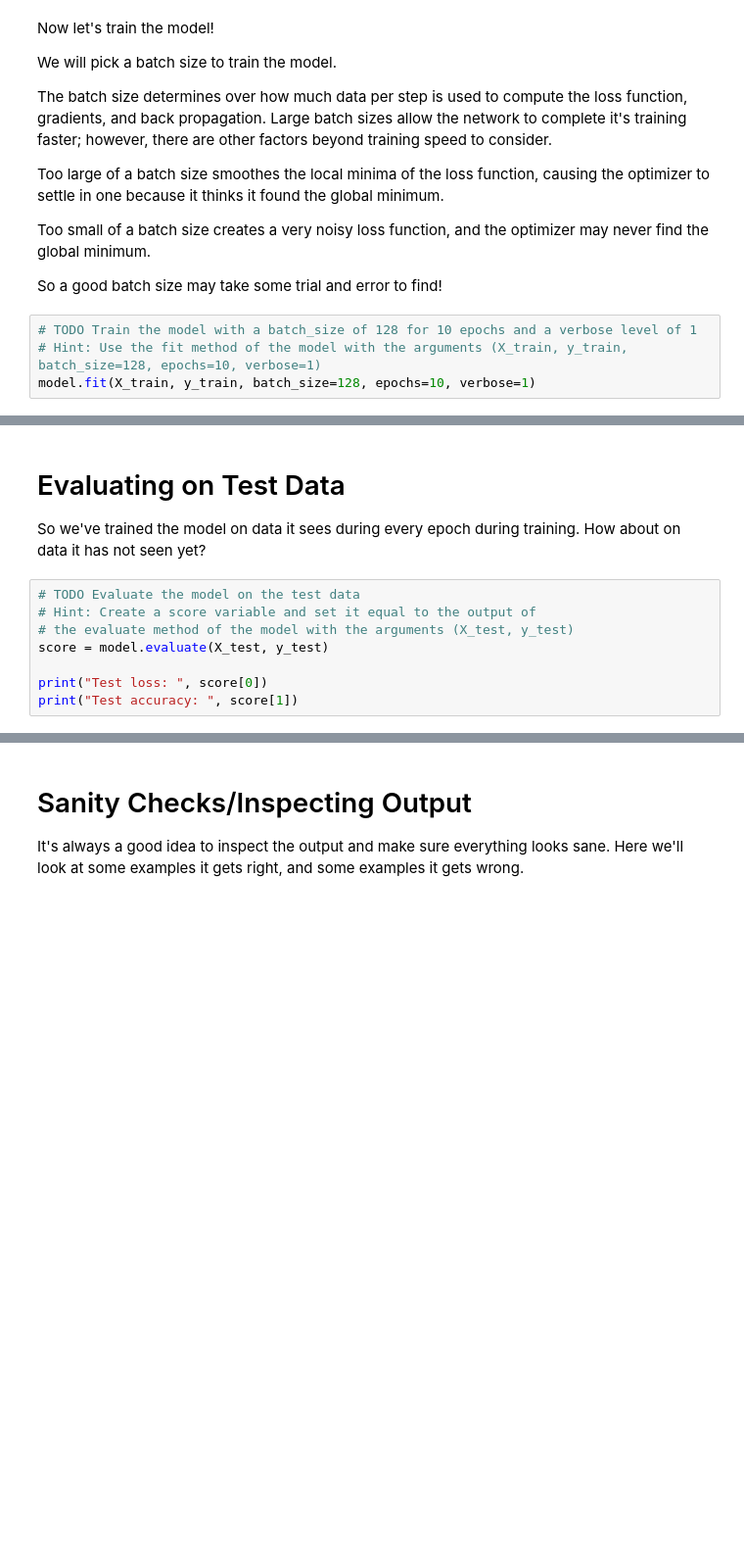
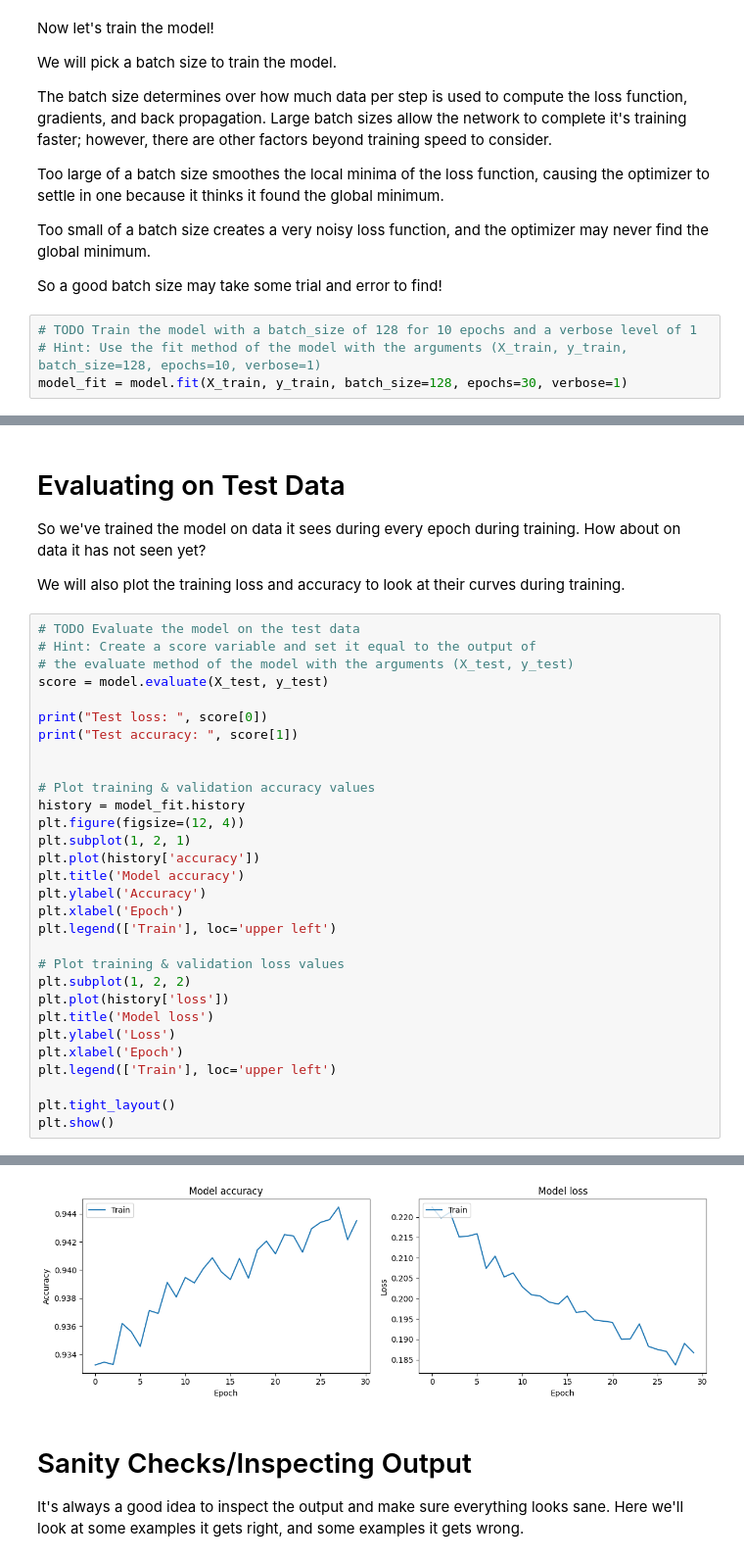
Before and after one commit to odrobek/introtoailab, a Jupyter notebook: hands_on_ML_MNIST_solution.ipynb, the cells around one changed output, grey strips where cells are left out. Shown at 98% size. Cells and saved outputs as stored; diff of their text form; blank space fills up the shorter version.

Commit message:
Adding training and loss curves

```diff
--- a/hands_on_ML_MNIST_solution.ipynb
+++ b/hands_on_ML_MNIST_solution.ipynb
@@ -176,4 +211,4 @@ So a good batch size may take some trial and error to find!
 # %%
 # TODO Train the model with a batch_size of 128 for 10 epochs and a verbose level of 1
 # Hint: Use the fit method of the model with the arguments (X_train, y_train, batch_size=128, epochs=10, verbose=1)
-model.fit(X_train, y_train, batch_size=128, epochs=10, verbose=1)
+model_fit = model.fit(X_train, y_train, batch_size=128, epochs=30, verbose=1)
@@ -181,6 +234,8 @@ model.fit(X_train, y_train, batch_size=128, epochs=10, verbose=1)
 # Evaluating on Test Data
 
 So we've trained the model on data it sees during every epoch during training. How about on data it has not seen yet?
+
+We will also plot the training loss and accuracy to look at their curves during training.
 # %%
 # TODO Evaluate the model on the test data
 # Hint: Create a score variable and set it equal to the output of
@@ -189,3 +244,26 @@ score = model.evaluate(X_test, y_test)
 
 print("Test loss: ", score[0])
 print("Test accuracy: ", score[1])
+
+
+# Plot training & validation accuracy values
+history = model_fit.history
+plt.figure(figsize=(12, 4))
+plt.subplot(1, 2, 1)
+plt.plot(history['accuracy'])
+plt.title('Model accuracy')
+plt.ylabel('Accuracy')
+plt.xlabel('Epoch')
+plt.legend(['Train'], loc='upper left')
+
+# Plot training & validation loss values
+plt.subplot(1, 2, 2)
+plt.plot(history['loss'])
+plt.title('Model loss')
+plt.ylabel('Loss')
+plt.xlabel('Epoch')
+plt.legend(['Train'], loc='upper left')
+
+plt.tight_layout()
+plt.show()
+# %% [output]
@@ -192,3 +273,4 @@ print("Test accuracy: ", score[1])
+[figure, added]
 # %% [markdown]
 # Sanity Checks/Inspecting Output
 
```
Also changed, not shown: parts of 7 cells of this notebook, 1 other file.
